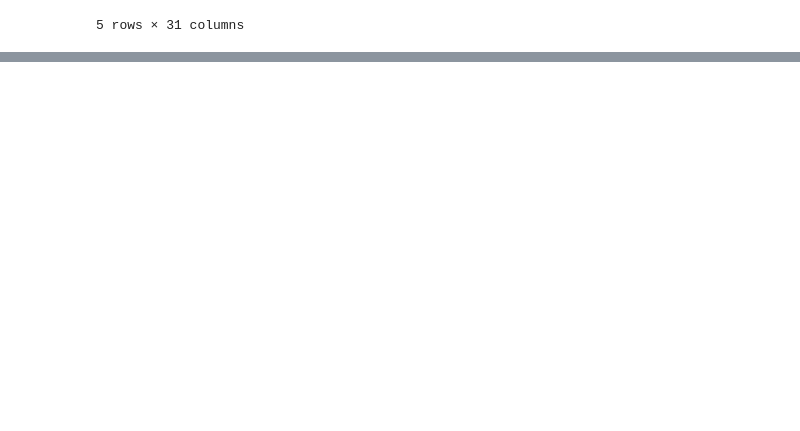
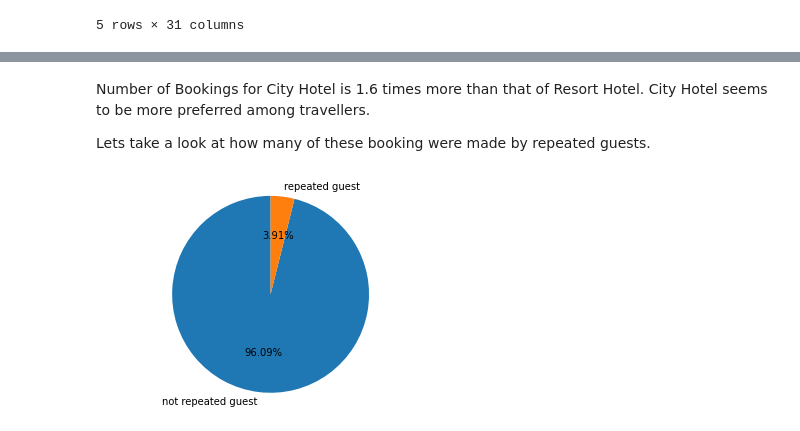
Before and after one commit to connect-midhunr/eda-hotel-booking, a Jupyter notebook: EDA_Hotel_Booking_Analysis_Capstone_Project.ipynb, the cells around one changed output, grey strips where cells are left out. Saved outputs shown, nothing was run; the diff lists cells and outputs as text; code cells hidden in the pictures; blank space fills up the shorter version.

```diff
--- a/EDA_Hotel_Booking_Analysis_Capstone_Project.ipynb
+++ b/EDA_Hotel_Booking_Analysis_Capstone_Project.ipynb
@@ -372,0 +432,9 @@ hotel_df['total_guests'] = hotel_df['adults'] + hotel_df['children'] + hotel_df[
+# %% [markdown]
+Number of Bookings for City Hotel is 1.6 times more than that of Resort Hotel. City Hotel seems to be more preferred among travellers.
+
+Lets take a look at how many of these booking were made by repeated guests.
+# %%
+# plot a pie chart to show % of repeated guests
+plot_pie_chart_from_column(hotel_df, 'is_repeated_guest')
+# %% [output]
+[figure, added]
```
Also changed, not shown: parts of 17 cells of this notebook.
